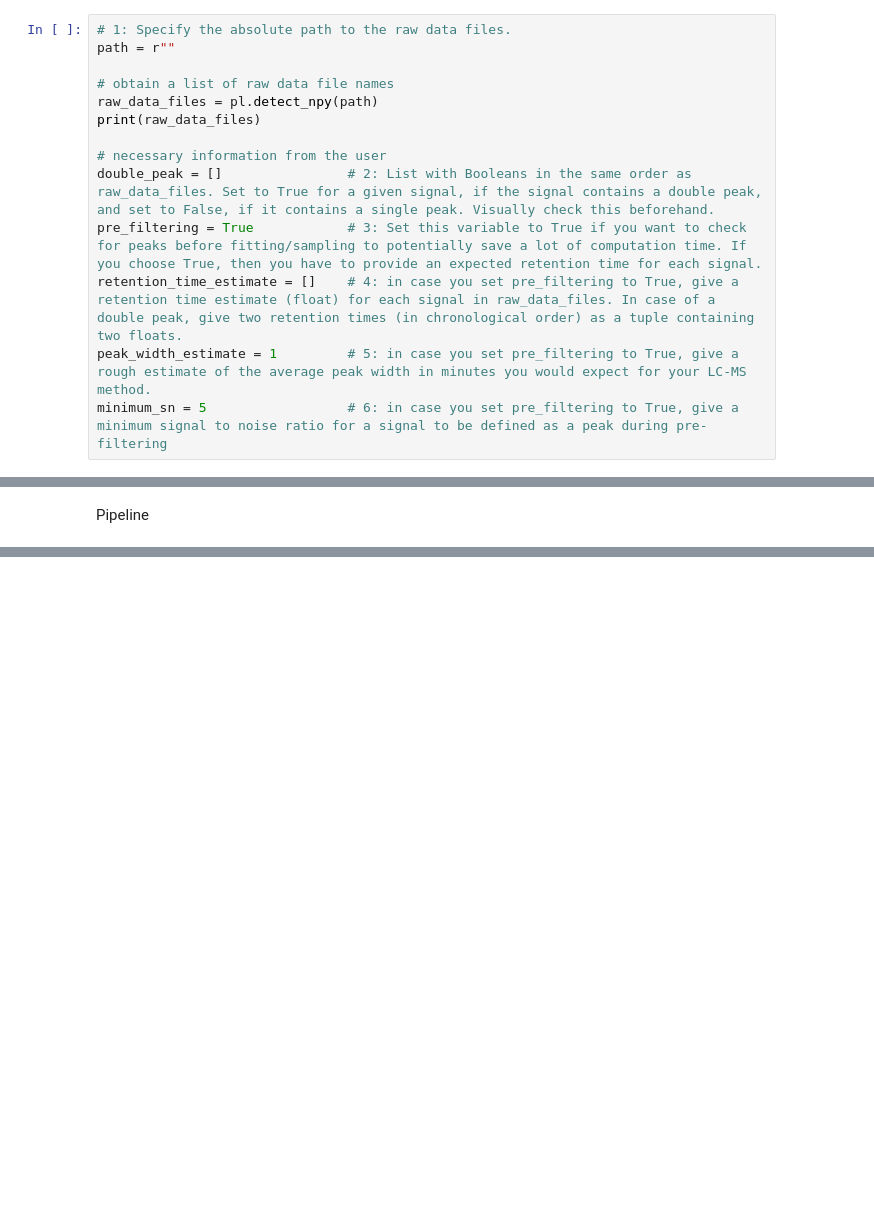
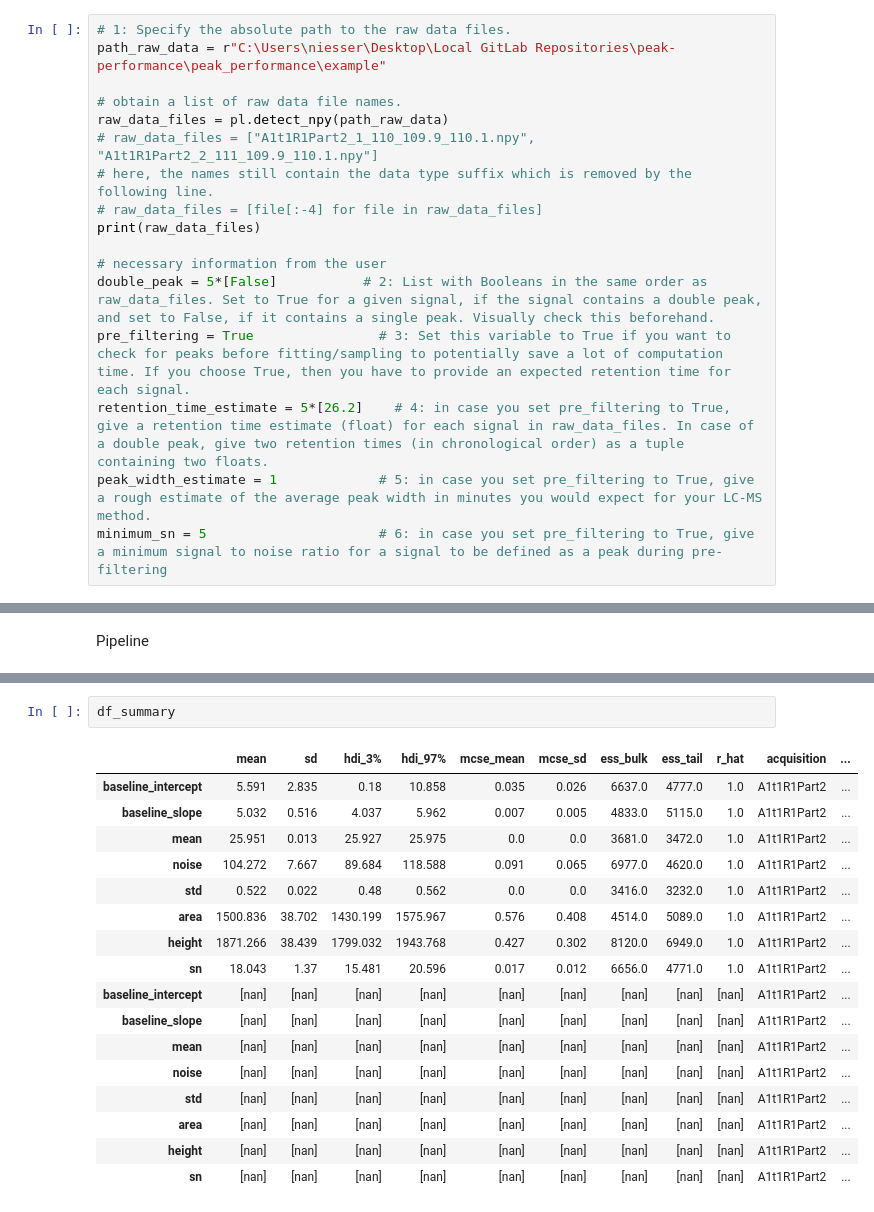
Before and after one commit to JuBiotech/peak-performance, a Jupyter notebook: peak_performance/pipeline.ipynb, the cells around one changed output, grey strips where cells are left out. Saved outputs shown, nothing was run; the diff lists cells and outputs as text; blank space fills up the shorter version.

Commit message:
Testing and debugging local pipeline (before cleanup)

```diff
--- a/peak_performance/pipeline.ipynb
+++ b/peak_performance/pipeline.ipynb
@@ -6,15 +13,18 @@ from peak_performance import plots
 User information
 # %%
 # 1: Specify the absolute path to the raw data files.
-path = r""
+path_raw_data = r"C:\Users\niesser\Desktop\Local GitLab Repositories\peak-performance\peak_performance\example"
 
-# obtain a list of raw data file names
-raw_data_files = pl.detect_npy(path)
+# obtain a list of raw data file names.
+raw_data_files = pl.detect_npy(path_raw_data)
+# raw_data_files = ["A1t1R1Part2_1_110_109.9_110.1.npy", "A1t1R1Part2_2_111_109.9_110.1.npy"]
+# here, the names still contain the data type suffix which is removed by the following line.
+# raw_data_files = [file[:-4] for file in raw_data_files]
 print(raw_data_files)
 
 # necessary information from the user
-double_peak = []                # 2: List with Booleans in the same order as raw_data_files. Set to True for a given signal, if the signal contains a double peak, and set to False, if it contains a single peak. Visually check this beforehand.
-pre_filtering = True            # 3: Set this variable to True if you want to check for peaks before fitting/sampling to potentially save a lot of computation time. If you choose True, then you have to provide an expected retention time for each signal.
-retention_time_estimate = []    # 4: in case you set pre_filtering to True, give a retention time estimate (float) for each signal in raw_data_files. In case of a double peak, give two retention times (in chronological order) as a tuple containing two floats.
-peak_width_estimate = 1         # 5: in case you set pre_filtering to True, give a rough estimate of the average peak width in minutes you would expect for your LC-MS method.
-minimum_sn = 5                  # 6: in case you set pre_filtering to True, give a minimum signal to noise ratio for a signal to be defined as a peak during pre-filtering
+double_peak = 5*[False]           # 2: List with Booleans in the same order as raw_data_files. Set to True for a given signal, if the signal contains a double peak, and set to False, if it contains a single peak. Visually check this beforehand.
+pre_filtering = True                # 3: Set this variable to True if you want to check for peaks before fitting/sampling to potentially save a lot of computation time. If you choose True, then you have to provide an expected retention time for each signal.
+retention_time_estimate = 5*[26.2]    # 4: in case you set pre_filtering to True, give a retention time estimate (float) for each signal in raw_data_files. In case of a double peak, give two retention times (in chronological order) as a tuple containing two floats.
+peak_width_estimate = 1             # 5: in case you set pre_filtering to True, give a rough estimate of the average peak width in minutes you would expect for your LC-MS method.
+minimum_sn = 5                      # 6: in case you set pre_filtering to True, give a minimum signal to noise ratio for a signal to be defined as a peak during pre-filtering
@@ -78,0 +133,20 @@ pl.report_area_sheet(path, df_summary)
+# %%
+df_summary
+# %% [output]
+|  | mean | sd | hdi_3% | hdi_97% | mcse_mean | mcse_sd | ess_bulk | ess_tail | r_hat | acquisition | ... |
+| baseline_intercept | 5.591 | 2.835 | 0.18 | 10.858 | 0.035 | 0.026 | 6637.0 | 4777.0 | 1.0 | A1t1R1Part2 | ... |
+| baseline_slope | 5.032 | 0.516 | 4.037 | 5.962 | 0.007 | 0.005 | 4833.0 | 5115.0 | 1.0 | A1t1R1Part2 | ... |
+| mean | 25.951 | 0.013 | 25.927 | 25.975 | 0.0 | 0.0 | 3681.0 | 3472.0 | 1.0 | A1t1R1Part2 | ... |
+| noise | 104.272 | 7.667 | 89.684 | 118.588 | 0.091 | 0.065 | 6977.0 | 4620.0 | 1.0 | A1t1R1Part2 | ... |
+| std | 0.522 | 0.022 | 0.48 | 0.562 | 0.0 | 0.0 | 3416.0 | 3232.0 | 1.0 | A1t1R1Part2 | ... |
+| area | 1500.836 | 38.702 | 1430.199 | 1575.967 | 0.576 | 0.408 | 4514.0 | 5089.0 | 1.0 | A1t1R1Part2 | ... |
+| height | 1871.266 | 38.439 | 1799.032 | 1943.768 | 0.427 | 0.302 | 8120.0 | 6949.0 | 1.0 | A1t1R1Part2 | ... |
+| sn | 18.043 | 1.37 | 15.481 | 20.596 | 0.017 | 0.012 | 6656.0 | 4771.0 | 1.0 | A1t1R1Part2 | ... |
+| baseline_intercept | [nan] | [nan] | [nan] | [nan] | [nan] | [nan] | [nan] | [nan] | [nan] | A1t1R1Part2 | ... |
+| baseline_slope | [nan] | [nan] | [nan] | [nan] | [nan] | [nan] | [nan] | [nan] | [nan] | A1t1R1Part2 | ... |
+| mean | [nan] | [nan] | [nan] | [nan] | [nan] | [nan] | [nan] | [nan] | [nan] | A1t1R1Part2 | ... |
+| noise | [nan] | [nan] | [nan] | [nan] | [nan] | [nan] | [nan] | [nan] | [nan] | A1t1R1Part2 | ... |
+| std | [nan] | [nan] | [nan] | [nan] | [nan] | [nan] | [nan] | [nan] | [nan] | A1t1R1Part2 | ... |
+| area | [nan] | [nan] | [nan] | [nan] | [nan] | [nan] | [nan] | [nan] | [nan] | A1t1R1Part2 | ... |
+| height | [nan] | [nan] | [nan] | [nan] | [nan] | [nan] | [nan] | [nan] | [nan] | A1t1R1Part2 | ... |
+| sn | [nan] | [nan] | [nan] | [nan] | [nan] | [nan] | [nan] | [nan] | [nan] | A1t1R1Part2 | ... |
```
Also changed, not shown: parts of 15 cells of this notebook, 4 other files.
